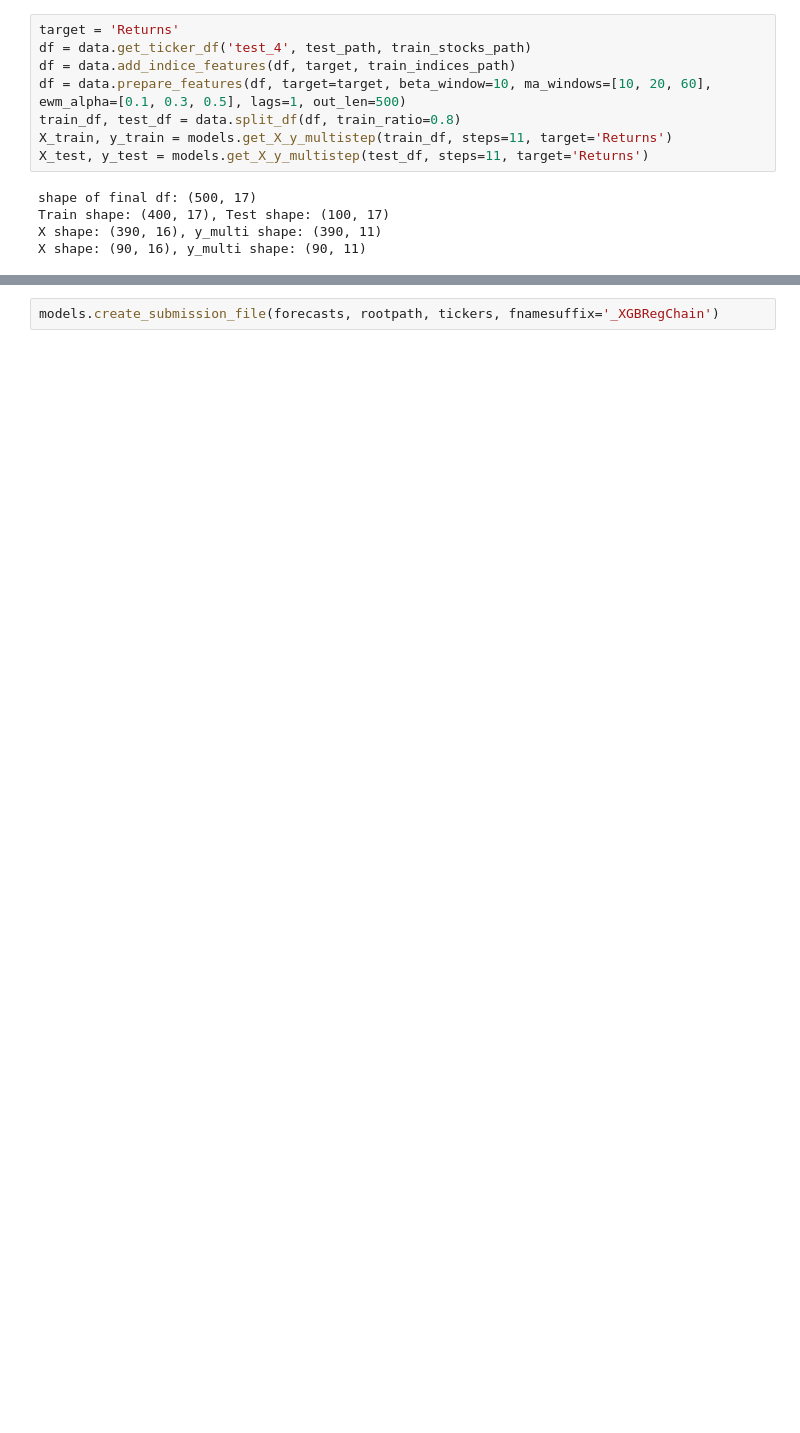
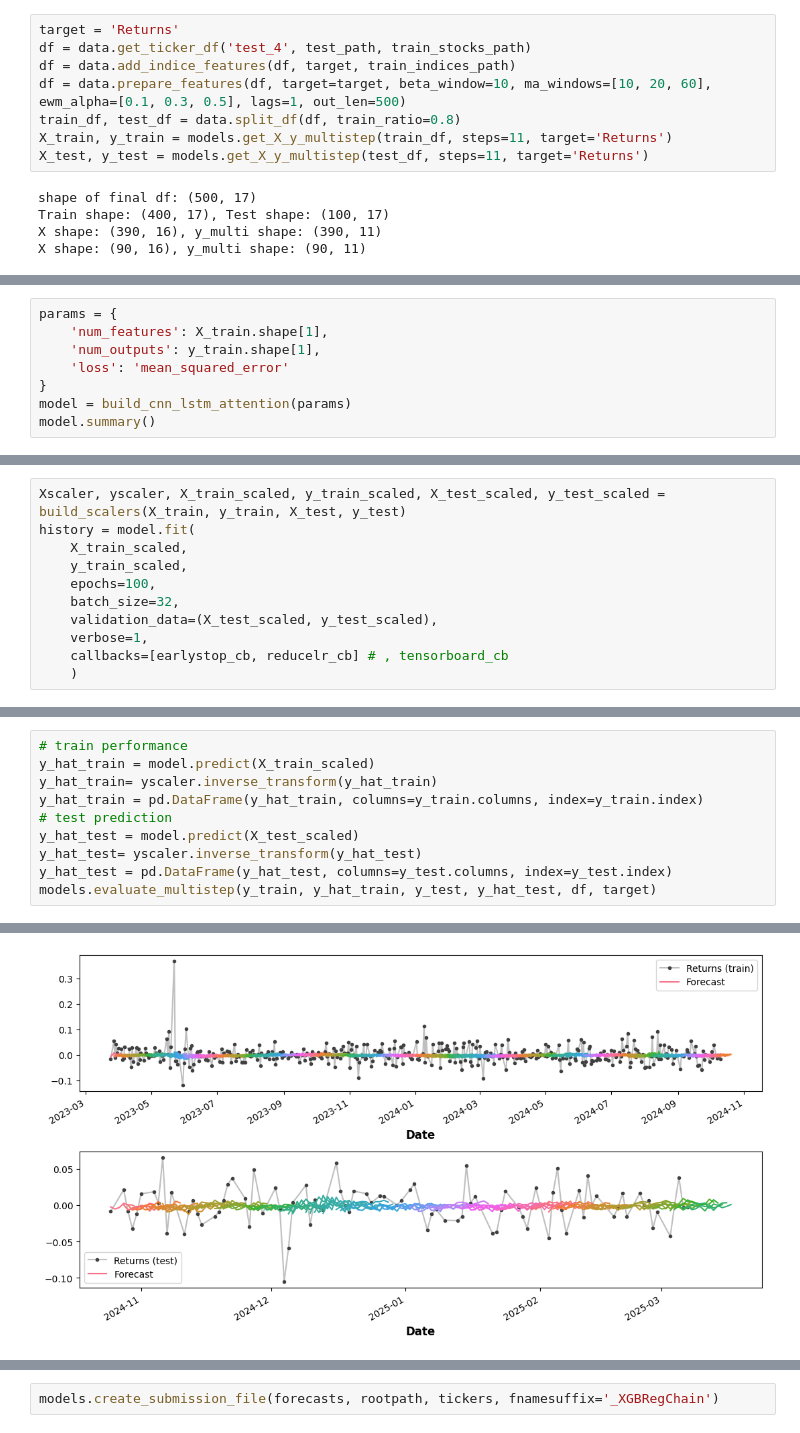
Before and after one commit to OnurKerimoglu/stocks_forecasting, a Jupyter notebook: nb/stock-price-prediction-challenge/NN.ipynb, the cells around one changed output, grey strips where cells are left out. Drawn from its saved outputs; the diff is of its cells as text; blank space fills up the shorter version.

```diff
--- a/nb/stock-price-prediction-challenge/NN.ipynb
+++ b/nb/stock-price-prediction-challenge/NN.ipynb
@@ -169,0 +384,8 @@ Test RMSE: 0.02765
+# %%
+params = {
+    'num_features': X_train.shape[1],
+    'num_outputs': y_train.shape[1],
+    'loss': 'mean_squared_error'
+}
+model = build_cnn_lstm_attention(params)
+model.summary()
@@ -169,0 +414,11 @@ Test RMSE: 0.02765
+# %%
+Xscaler, yscaler, X_train_scaled, y_train_scaled, X_test_scaled, y_test_scaled = build_scalers(X_train, y_train, X_test, y_test)
+history = model.fit(
+    X_train_scaled,
+    y_train_scaled,
+    epochs=100,
+    batch_size=32,
+    validation_data=(X_test_scaled, y_test_scaled),
+    verbose=1,
+    callbacks=[earlystop_cb, reducelr_cb] # , tensorboard_cb
+    )
@@ -169,0 +443,11 @@ Test RMSE: 0.02765
+# %%
+# train performance
+y_hat_train = model.predict(X_train_scaled)
+y_hat_train= yscaler.inverse_transform(y_hat_train)
+y_hat_train = pd.DataFrame(y_hat_train, columns=y_train.columns, index=y_train.index)
+# test prediction
+y_hat_test = model.predict(X_test_scaled)
+y_hat_test= yscaler.inverse_transform(y_hat_test)
+y_hat_test = pd.DataFrame(y_hat_test, columns=y_test.columns, index=y_test.index)
+models.evaluate_multistep(y_train, y_hat_train, y_test, y_hat_test, df, target)
+# %% [output]
@@ -170,3 +458,4 @@ Test RMSE: 0.02765
+[figure, added]
 # %%
 params = {}
 tickers = ['test_1', 'test_2', 'test_3', 'test_4', 'test_5']
```
Also changed, not shown: parts of 20 cells of this notebook.
